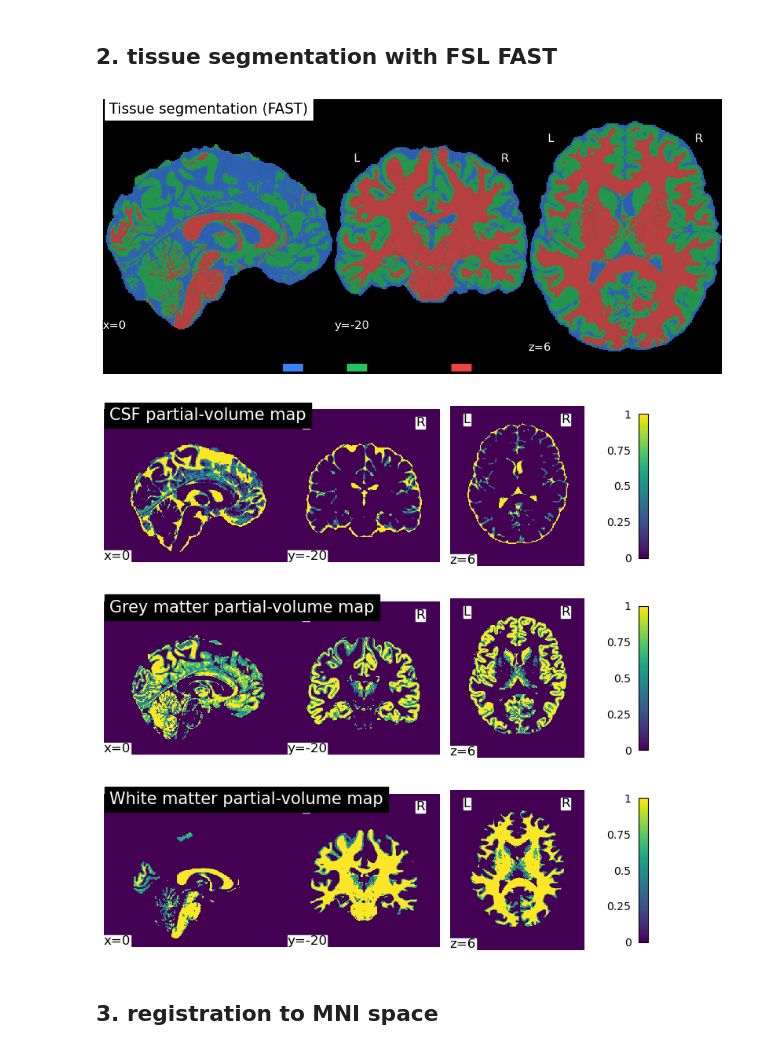
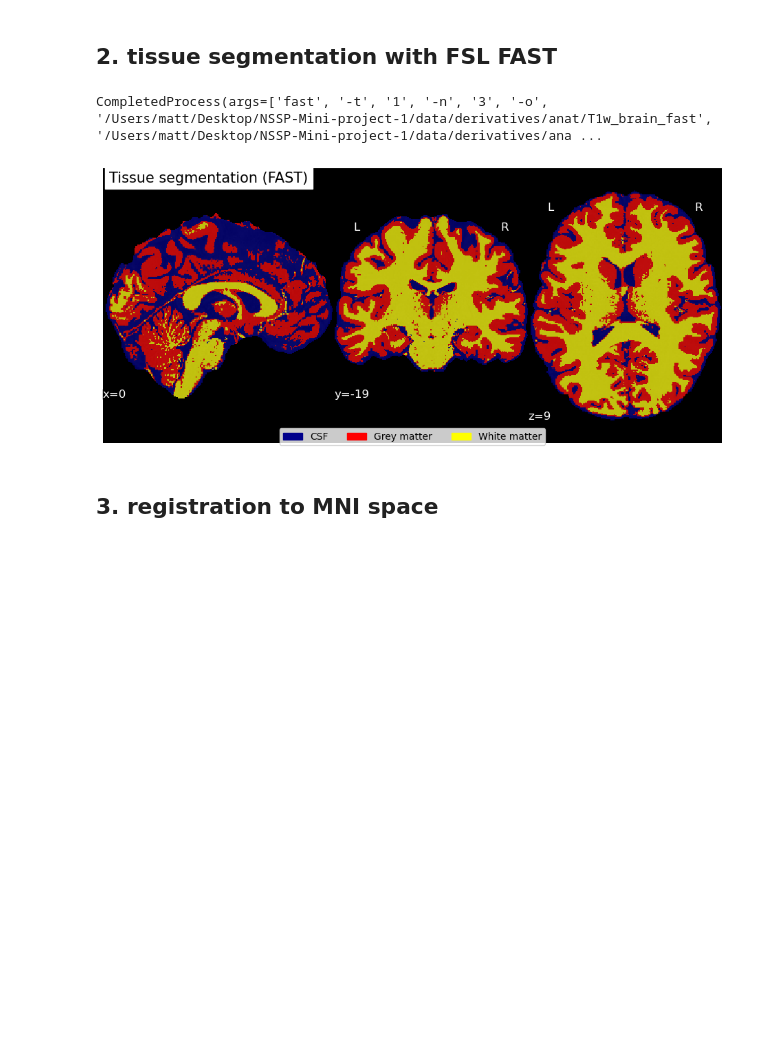
Before and after one commit to matt1234-cmd/NSSP-Mini-project-1, a Jupyter notebook: Project_notebook.ipynb, the cells around one changed output. Saved outputs shown, nothing was run; the diff lists cells and outputs as text; code cells hidden in the pictures; blank space fills up the shorter version.

```diff
--- a/Project_notebook.ipynb
+++ b/Project_notebook.ipynb
@@ -72,37 +84,32 @@ plt.show()                                           # show it in the notebook
 # %% [markdown]
 ## 2. tissue segmentation with FSL FAST
+# %%
+# Run FAST (takes a few minutes)
+fast_prefix = op.join(out_anatomical_dir, "T1w_brain_fast")
+seg = fast_prefix + "_seg.nii.gz"
+
+# FAST: -t 1 = T1 image, -n 3 = three tissue classes
+subprocess.run(["fast", "-t", "1", "-n", "3", "-o", fast_prefix, brain], check=True)
+# %% [output]
+CompletedProcess(args=['fast', '-t', '1', '-n', '3', '-o', '/Users/matt/Desktop/NSSP-Mini-project-1/data/derivatives/anat/T1w_brain_fast', '/Users/matt/Desktop/NSSP-Mini-project-1/data/derivatives/ana ...
 # %%
+fig = plt.figure(figsize=(9, 4))
 
-fast_prefix = op.join(out_dir, "T1w_brain_fast")     # FAST output name (without extension)
-seg = fast_prefix + "_seg.nii.gz"                    # labelled image: 1 = CSF, 2 = GM, 3 = WM
-
-# FAST: -t 1 = T1 image, -n 3 = three tissue classes, -B/-b = bias-field correction
-subprocess.run(["fast", "-t", "1", "-n", "3", "-B", "-b", "-o", fast_prefix, brain], check=True)
-
-# ---- plot 1: segmentation overlaid on the brain ----
-cmap = ListedColormap(["#3b82f6", "#22c55e", "#ef4444"])   # colours: CSF blue, GM green, WM red
-fig = plt.figure(figsize=(9, 4))
-plotting.plot_roi(seg, bg_img=brain, cut_coords=coords, cmap=cmap, vmin=1, vmax=3,
+plotting.plot_roi(seg, bg_img=brain, vmin=1, vmax=3, cmap = ListedColormap(["darkblue", "red", "yellow"]),
                   alpha=0.7, colorbar=False, draw_cross=False, figure=fig,
                   title="Tissue segmentation (FAST)")
-fig.legend(handles=[Patch(color="#3b82f6", label="CSF"),            # legend explaining the colours
-                    Patch(color="#22c55e", label="Grey matter"),
-                    Patch(color="#ef4444", label="White matter")],
-           loc="lower center", ncol=3, frameon=False)
-fig.savefig(op.join(fig_dir, "2_segmentation.png"), dpi=200, bbox_inches="tight")
+
+
+
+fig.legend(handles=[Patch(color="darkblue", label="CSF"),
+                    Patch(color="red", label="Grey matter"),
+                    Patch(color="yellow", label="White matter")],
+           loc="lower center", ncol=3)
+
+fig.savefig(op.join(fig_dir, "2_segmentation.png"), dpi=1000)
 plt.show()
-
-# ---- plot 2: partial-volume maps (probability of each tissue in every voxel) ----
-fig, axs = plt.subplots(3, 1, figsize=(9, 9))              # one panel per tissue
-for i, name in enumerate(["CSF", "Grey matter", "White matter"]):
-    plotting.plot_img(f"{fast_prefix}_pve_{i}.nii.gz", cut_coords=coords, axes=axs[i],
-                      cmap="viridis", vmin=0, vmax=1, colorbar=True, draw_cross=False,
-                      title=f"{name} partial-volume map")
-fig.savefig(op.join(fig_dir, "2b_pve_maps.png"), dpi=200, bbox_inches="tight")
-plt.show()
 # %% [output]
-[figure, old version]
+[figure, new version]
-[figure, removed]
 # %% [markdown]
 ## 3. registration to MNI space
 # %%
```
Also changed, not shown: parts of 5 cells of this notebook.
